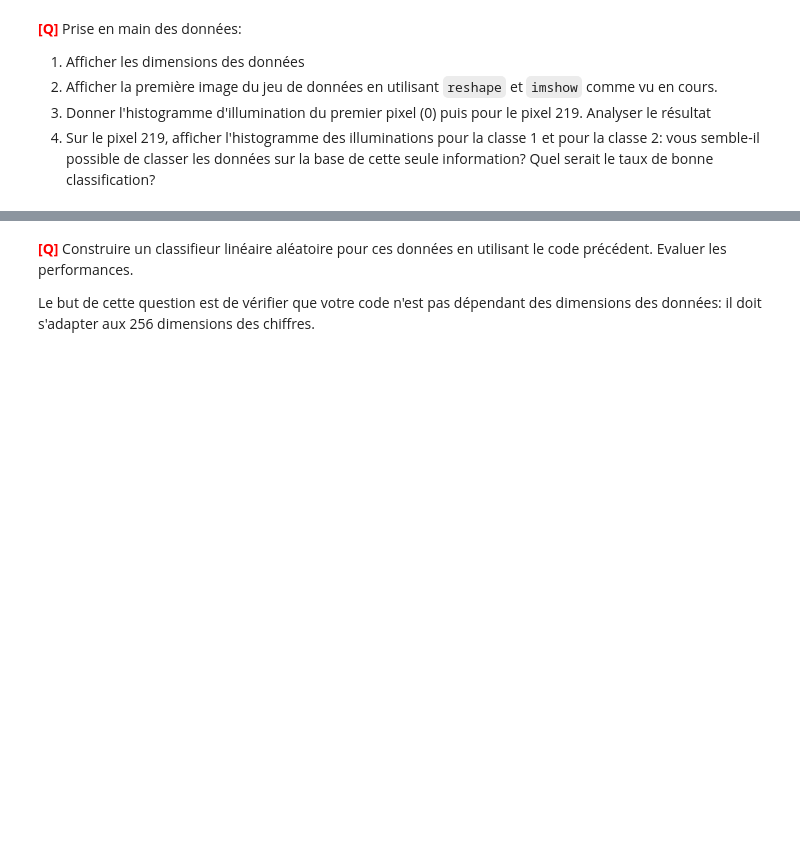
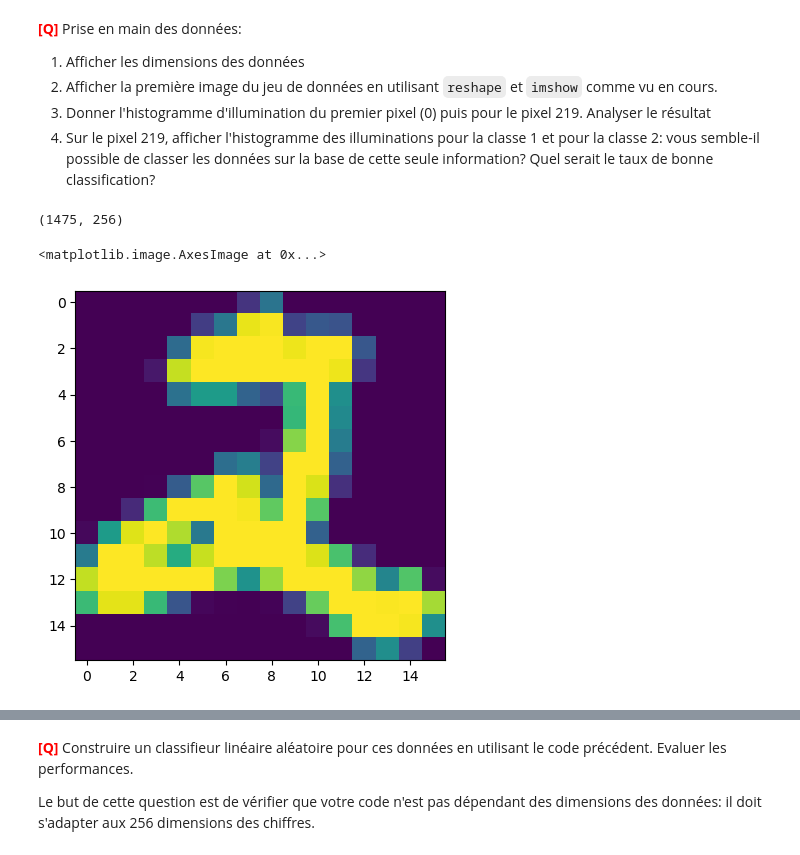
Before and after one commit to ZhouRUNLIN/LU3IN026-AI-DataScience, a Jupyter notebook: tme-02/tme-02.ipynb, the cells around one changed output, grey strips where cells are left out. Drawn from its saved outputs; the diff is of its cells as text; code cells hidden in the pictures; blank space fills up the shorter version.

```diff
--- a/tme-02/tme-02.ipynb
+++ b/tme-02/tme-02.ipynb
@@ -877,17 +877,16 @@ Dans la suite, nous vous proposons une petite étude sur USPS.
 Pour cette sélection de données en numpy, il peut être intéressant de faire appel à `np.where`
 # %%
 import pickle as pkl
-
 data = pkl.load(open('ressources/usps.pkl', 'rb'))
 X = np.array(data['X_train'], dtype=float) # conversion de type pour une meilleure compatibilité
 Y = np.array(data['Y_train'], dtype=float)
-
 print(X.shape)
 # ------------------------ A COMPLETER :
 # reduction du jeu de données
-
-X12 = np.where(X == 1,1,-1)
-# Y12 =  # encoder en -1/1
+Y12=np.where(Y < 3, Y, 0)
+Y12=np.where(Y12 > 0, 1, 0)
+X12=np.asarray([X[i] for i in range(len(Y12)) if Y12[i]==1])
+Y12=np.asarray([Y[i]*2-3 for i in range(len(Y12)) if Y12[i]==1]) # 1 -> -1, 2 -> 1
 # %% [output]
 (6229, 256)
 # %% [markdown]
@@ -896,3 +895,11 @@ X12 = np.where(X == 1,1,-1)
 1. Afficher la première image du jeu de données en utilisant `reshape` et `imshow` comme vu en cours.
 1. Donner l'histogramme d'illumination du premier pixel (0) puis pour le pixel 219. Analyser le résultat
 1. Sur le pixel 219, afficher l'histogramme des illuminations pour la classe 1 et pour la classe 2: vous semble-il possible de classer les données sur la base de cette seule information? Quel serait le taux de bonne classification?
+# %%
+print(X12.shape)
+im1=np.asarray(X12[0]).reshape(16,16)
+plt.imshow(im1)
+# %% [output]
+(1475, 256)
+<matplotlib.image.AxesImage at 0x...>
+[figure, added]
```
Also changed, not shown: parts of 15 cells of this notebook.
